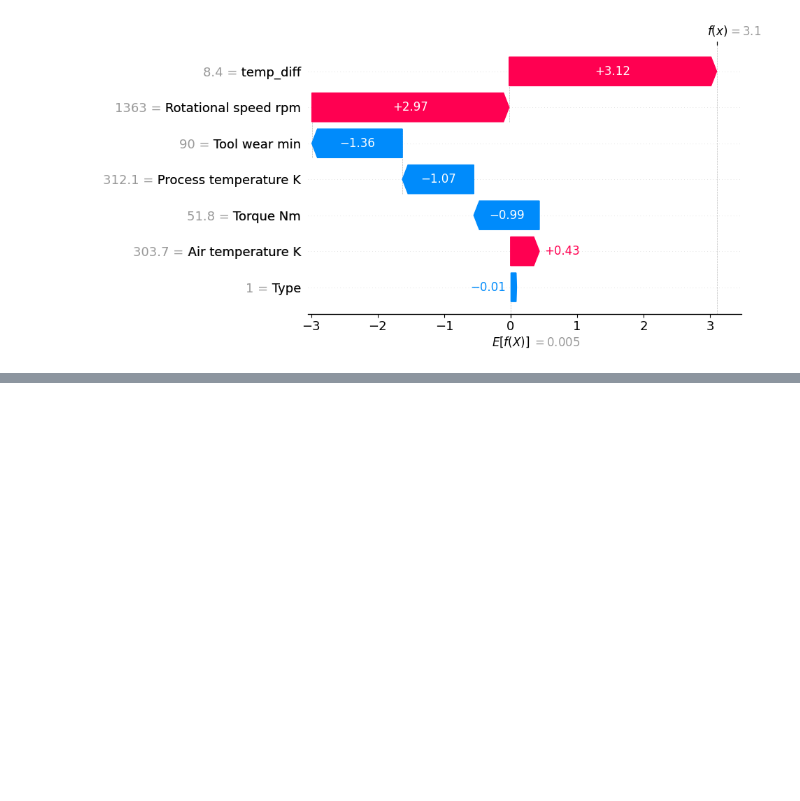
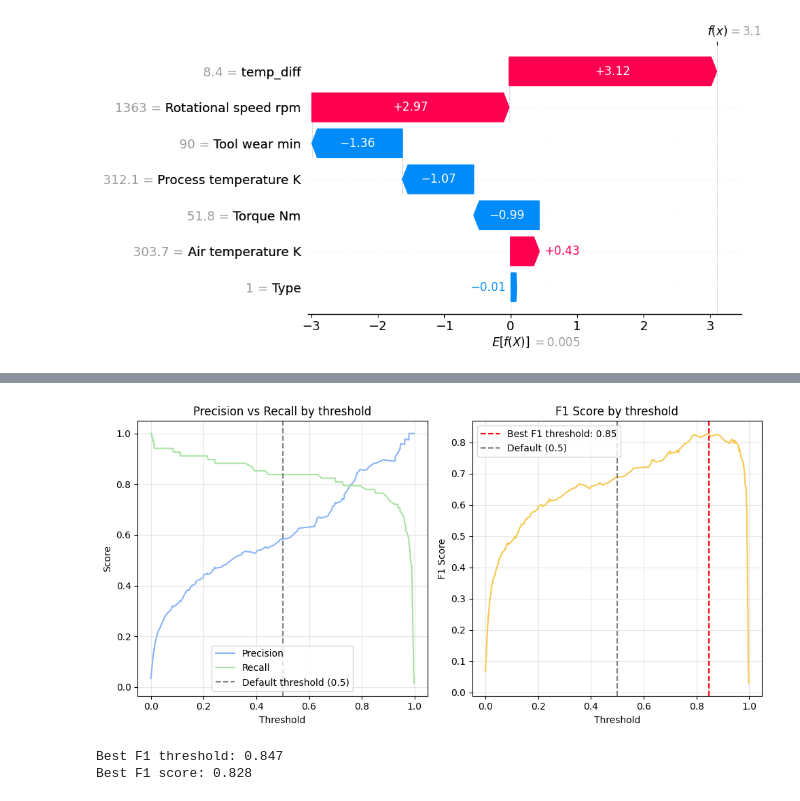
Before and after one commit to leithmaj/predictive-maintenance-ai, a Jupyter notebook: 1_tabular_ml/02_model.ipynb, the cells around one changed output, grey strips where cells are left out. Drawn from its saved outputs; the diff is of its cells as text; code cells hidden in the pictures; blank space fills up the shorter version.

Commit message:
feat: add threshold tuning with precision-recall curve

```diff
--- a/1_tabular_ml/02_model.ipynb
+++ b/1_tabular_ml/02_model.ipynb
@@ -197,0 +237,44 @@ shap.waterfall_plot(
+# %%
+from sklearn.metrics import precision_recall_curve, roc_auc_score
+import matplotlib.pyplot as plt
+
+precisions, recalls, thresholds = precision_recall_curve(y_test, y_pred_proba)
+
+plt.figure(figsize=(10, 5))
+
+# Left plot — tradeoff curve
+plt.subplot(1, 2, 1)
+plt.plot(thresholds, precisions[:-1], label='Precision', color='#89b4fa')
+plt.plot(thresholds, recalls[:-1], label='Recall', color='#a6e3a1')
+plt.axvline(x=0.5, color='gray', linestyle='--', label='Default threshold (0.5)')
+plt.xlabel('Threshold')
+plt.ylabel('Score')
+plt.title('Precision vs Recall by threshold')
+plt.legend()
+plt.grid(True, alpha=0.3)
+
+# Right plot — F1 by threshold
+f1_scores = 2 * (precisions[:-1] * recalls[:-1]) / (precisions[:-1] + recalls[:-1] + 1e-9)
+best_threshold_idx = f1_scores.argmax()
+best_threshold = thresholds[best_threshold_idx]
+
+plt.subplot(1, 2, 2)
+plt.plot(thresholds, f1_scores, color='#f9c74f')
+plt.axvline(x=best_threshold, color='red', linestyle='--',
+            label=f'Best F1 threshold: {best_threshold:.2f}')
+plt.axvline(x=0.5, color='gray', linestyle='--', label='Default (0.5)')
+plt.xlabel('Threshold')
+plt.ylabel('F1 Score')
+plt.title('F1 Score by threshold')
+plt.legend()
+plt.grid(True, alpha=0.3)
+
+plt.tight_layout()
+plt.show()
+
+print(f"Best F1 threshold: {best_threshold:.3f}")
+print(f"Best F1 score: {f1_scores[best_threshold_idx]:.3f}")
+# %% [output]
+[figure, added]
+Best F1 threshold: 0.847
+Best F1 score: 0.828
```
Also changed, not shown: parts of 5 cells of this notebook.
